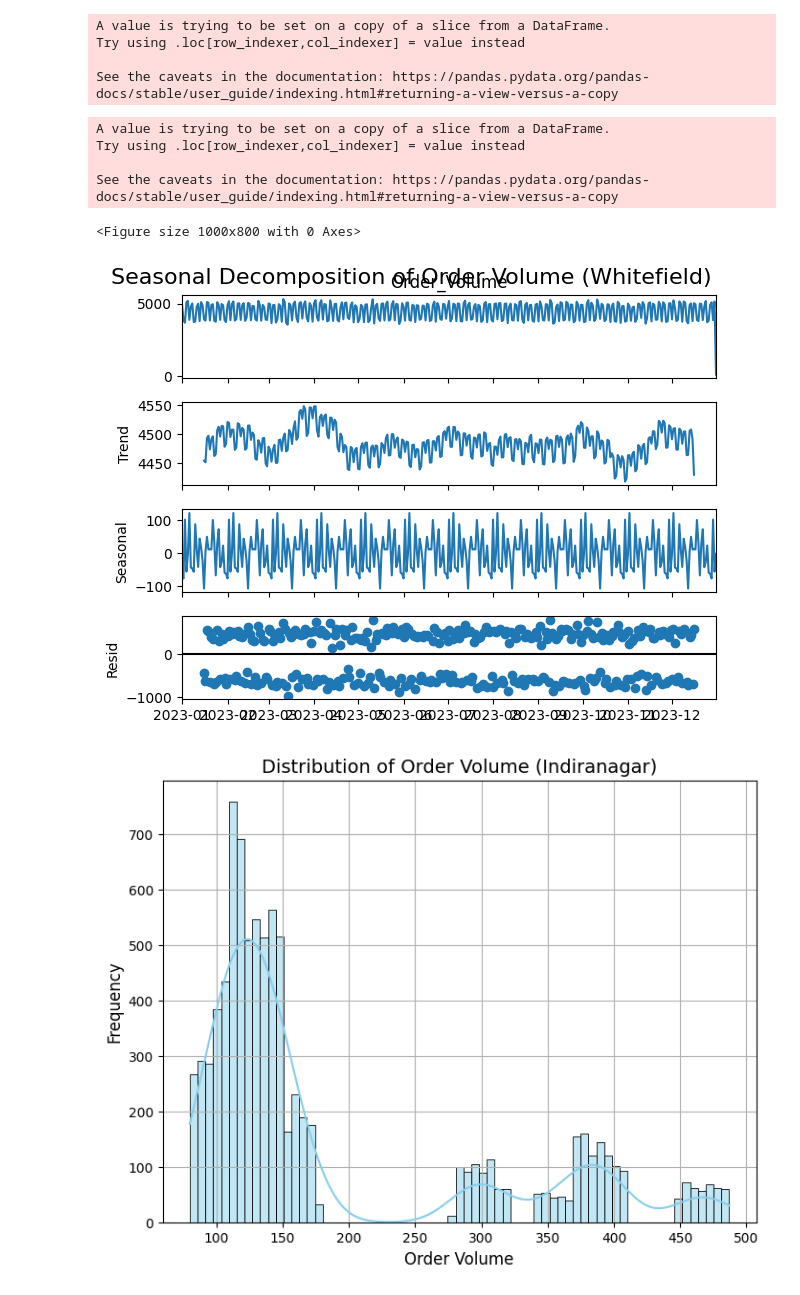
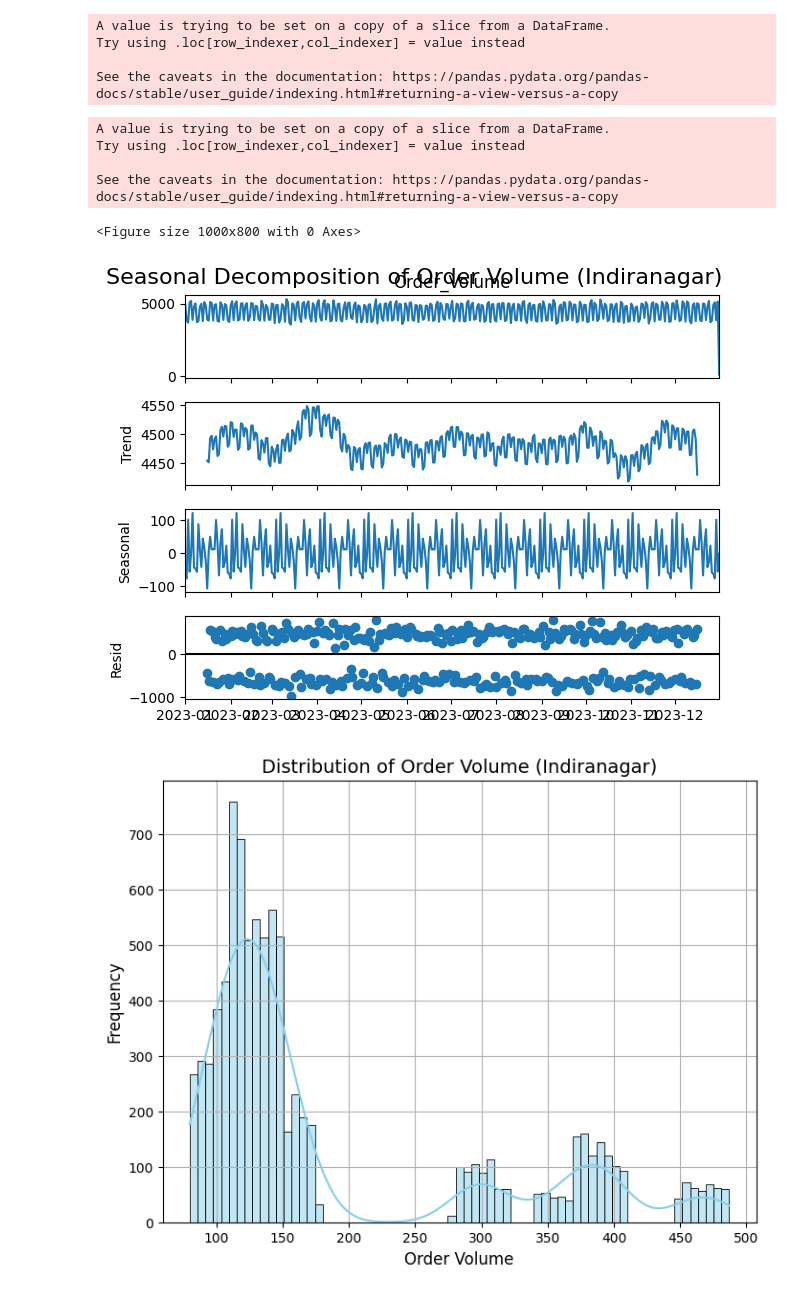
Before and after one commit to rahul8879/swiggy_demand_modelling, a Jupyter notebook: notebooks/Bread_analysis.ipynb, the cells around one changed output. Saved outputs shown, nothing was run; the diff lists cells and outputs as text; code cells hidden in the pictures.

```diff
--- a/notebooks/Bread_analysis.ipynb
+++ b/notebooks/Bread_analysis.ipynb
@@ -237,20 +237,20 @@ See the caveats in the documentation: https://pandas.pydata.org/pandas-docs/stab
 # %%
 # 1. Seasonal Decomposition (Trend, Seasonal, Residuals)
 product_data['DateTime'] = pd.to_datetime(product_data['DateTime'])
 product_data.set_index('DateTime', inplace=True)
 daily_order_volume = product_data['Order_Volume'].resample('D').sum()
 decomposition = seasonal_decompose(daily_order_volume, model='additive', period=30)
 plt.figure(figsize=(10,8))
 decomposition.plot()
-plt.suptitle('Seasonal Decomposition of Order Volume (Whitefield)', fontsize=16)
+plt.suptitle('Seasonal Decomposition of Order Volume (Indiranagar)', fontsize=16)
 plt.show()
 # %% [output]
 A value is trying to be set on a copy of a slice from a DataFrame.
 Try using .loc[row_indexer,col_indexer] = value instead
 
 See the caveats in the documentation: https://pandas.pydata.org/pandas-docs/stable/user_guide/indexing.html#returning-a-view-versus-a-copy
 <Figure size 1000x800 with 0 Axes>
-[figure, old version]
+[figure, new version]
 # %%
 #Distribution of Order Volume
 plt.figure(figsize=(8,6))
```
Also changed, not shown: 1 other file.
